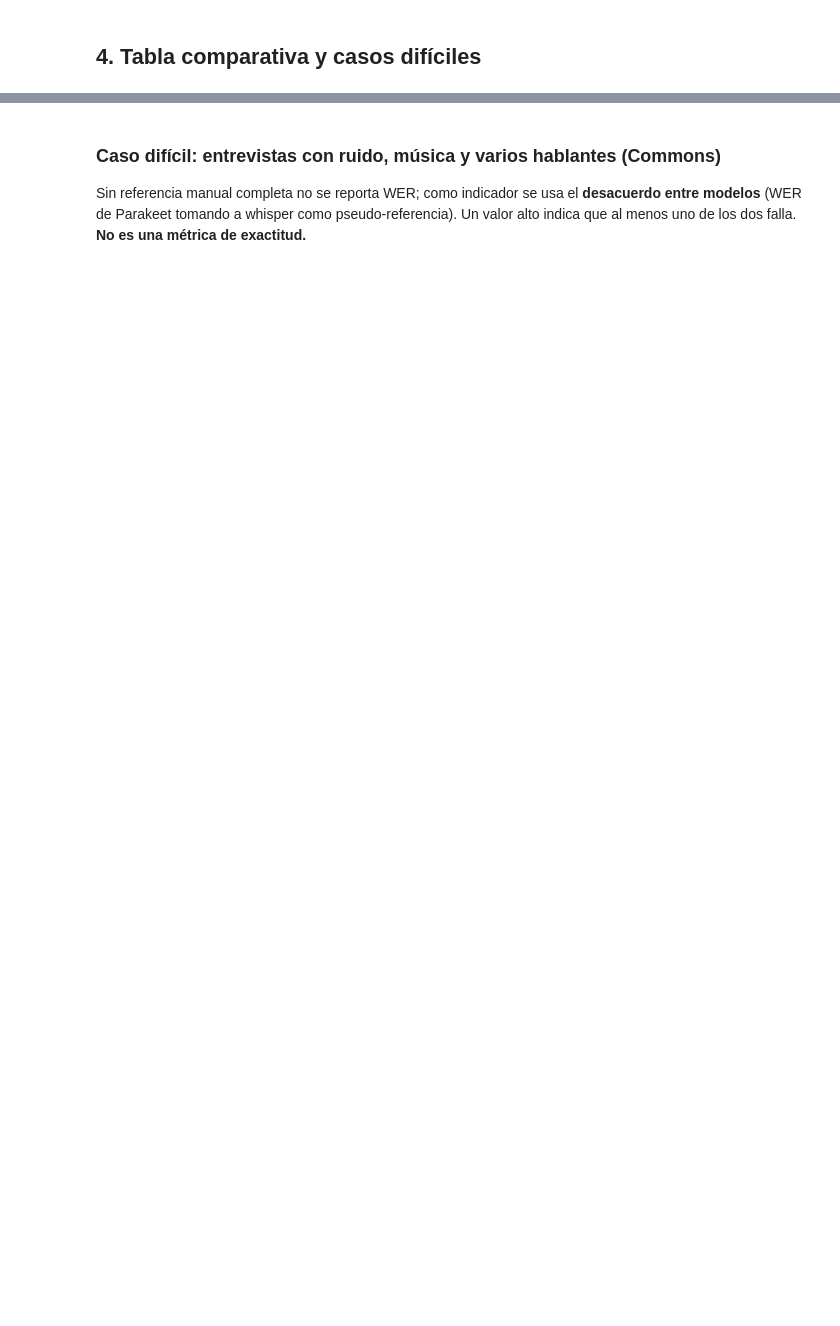
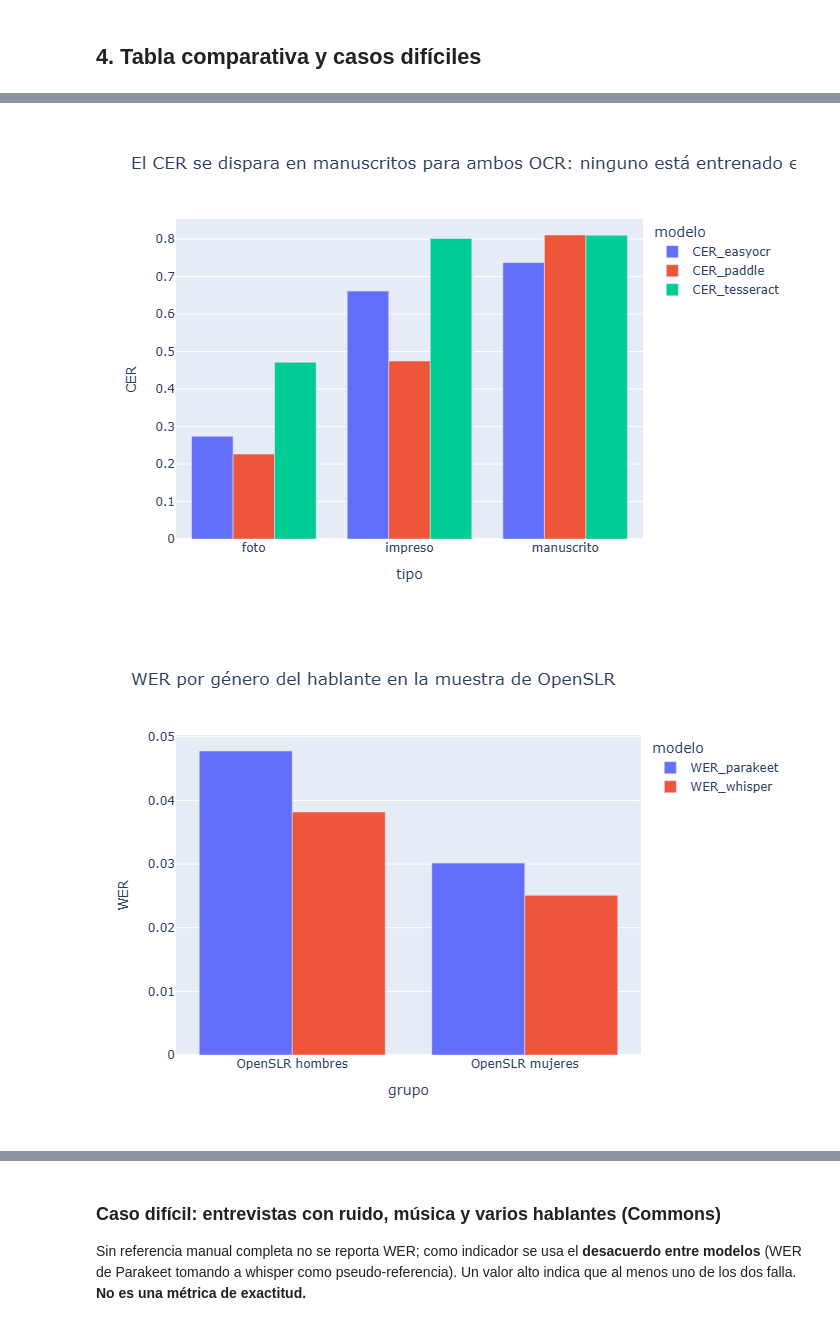
Before and after one commit to av-gomez/tarea_2, a Jupyter notebook: tarea_2/02_evaluacion.ipynb, the cells around one changed output, grey strips where cells are left out. Drawn from its saved outputs; the diff is of its cells as text; code cells hidden in the pictures; blank space fills up the shorter version.

```diff
--- a/tarea_2/02_evaluacion.ipynb
+++ b/tarea_2/02_evaluacion.ipynb
@@ -54,9 +70,11 @@ print(f"LÍNEA BASE  CER PaddleOCR = {ed.CER_paddle.mean():.3f}   |   WER whispe
 - **Audio:** NVIDIA Parakeet-TDT 0.6B v3 (multilingüe, incluye español) en ONNX int8 vía sherpa-onnx, con VAD Silero. RTF = tiempo de proceso / duración.
 # %%
 ed["CER_easyocr"] = [cer(r.texto_referencia, ocr.easyocr(r.archivo)["texto"]) for r in ed.itertuples()]
+ed["CER_tesseract"] = [cer(r.texto_referencia, ocr.tesseract(r.archivo)["texto"]) for r in ed.itertuples()]
+ed["seg_tesseract"] = [ocr.tesseract(r.archivo)["segundos_proceso"] for r in ed.itertuples()]
 ea["WER_parakeet"] = [wer(r.texto_referencia, voz.parakeet(r.archivo_audio)["texto"]) for r in ea.itertuples()]
 ea["RTF_parakeet"] = [voz.parakeet(r.archivo_audio)["segundos_proceso"] / r.duracion_seg for r in ea.itertuples()]
 ed["seg_paddle"] = [ocr.paddle(r.archivo)["segundos_proceso"] for r in ed.itertuples()]
 ed["seg_easyocr"] = [ocr.easyocr(r.archivo)["segundos_proceso"] for r in ed.itertuples()]
-display(ed[["id", "tipo", "CER_paddle", "CER_easyocr", "seg_paddle", "seg_easyocr"]].round(3))
+display(ed[["id", "tipo", "CER_paddle", "CER_easyocr", "CER_tesseract", "seg_paddle", "seg_easyocr", "seg_tesseract"]].round(3))
 display(ea[["id", "condicion", "WER_whisper", "WER_parakeet", "RTF_whisper", "RTF_parakeet"]].round(3))
@@ -76,11 +125,14 @@ tabla
 # %%
-fig = px.bar(ed.melt(id_vars=["id","tipo"], value_vars=["CER_paddle","CER_easyocr"], var_name="modelo", value_name="CER")
+fig = px.bar(ed.melt(id_vars=["id","tipo"], value_vars=["CER_paddle","CER_easyocr","CER_tesseract"], var_name="modelo", value_name="CER")
              .groupby(["tipo","modelo"], as_index=False).CER.mean(), x="tipo", y="CER", color="modelo", barmode="group",
              title="El CER se dispara en manuscritos para ambos OCR: ninguno está entrenado en letra colonial")
 fig.show()
 ea["grupo"] = np.where(ea.id.isin(["clip_001","clip_003","clip_005","clip_007","clip_009"]), "OpenSLR mujeres", "OpenSLR hombres")
 fig = px.bar(ea.melt(id_vars=["id","grupo"], value_vars=["WER_whisper","WER_parakeet"], var_name="modelo", value_name="WER")
              .groupby(["grupo","modelo"], as_index=False).WER.mean(), x="grupo", y="WER", color="modelo", barmode="group",
              title="WER por género del hablante en la muestra de OpenSLR")
 fig.show()
+# %% [output]
+[figure, added]
+[figure, added]
 # %%
```
Also changed, not shown: parts of 15 cells of this notebook, 11 other files.
